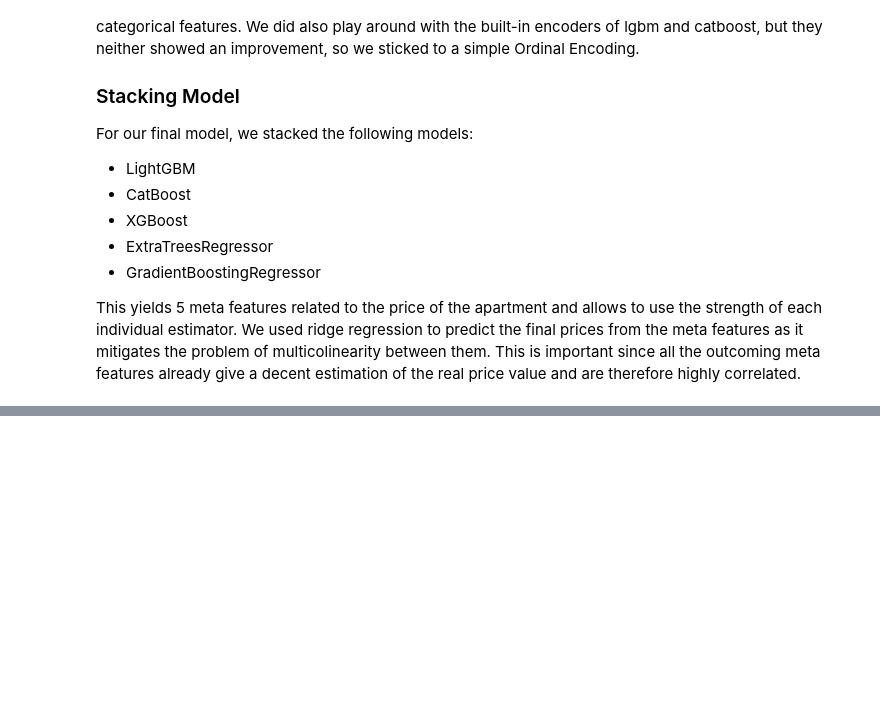
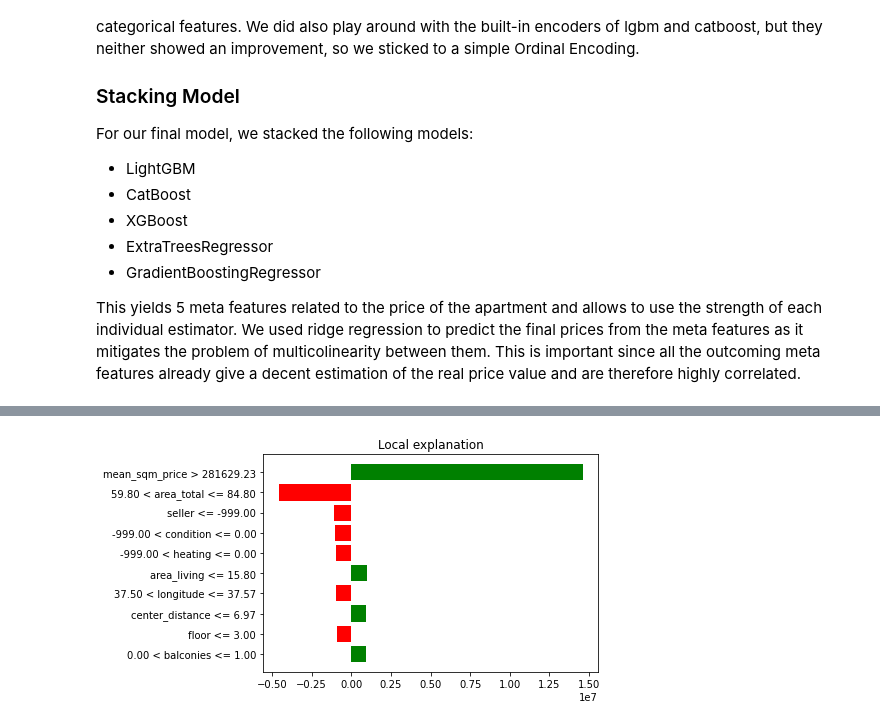
Before and after one commit to kirill-menke/house-pricing-prediction, a Jupyter notebook: long_notebook.ipynb, the cells around one changed output, grey strips where cells are left out. Saved outputs shown, nothing was run; the diff lists cells and outputs as text; code cells hidden in the pictures; blank space fills up the shorter version.

```diff
--- a/long_notebook.ipynb
+++ b/long_notebook.ipynb
@@ -584,3 +590,13 @@ In the final model we discovered that many of the features above 'cancel' eachot
+# %%
+pca = PCA(n_components=2)
+loc_keys = ["sub_area", "sub_area", "center_distance", "closest_metro"]
+loc_pca = StandardScaler().fit_transform(all_data[loc_keys])
+all_data[["sub_area_pca1", "sub_area_pca2"]] = pca.fit_transform(loc_pca).squeeze()
+
+pca = PCA(n_components=1)
+area_keys = ["area_living", "area_total", "area_kitchen"]
+area_pca = StandardScaler().fit_transform(all_data[area_keys])
+all_data["area_pca"] = pca.fit_transform(loc_pca).squeeze()
 # %% [markdown]
 ## Analyzing model performance
 
@@ -669,8 +720,9 @@ This yields 5 meta features related to the price of the apartment and allows to
 model_lgbm = LGBMRegressor(max_depth=6, n_estimators=1200, learning_rate=0.1)
 model_xgb = XGBRegressor(n_estimators=1500, max_depth=6, learning_rate=0.1)
 model_cat = CatBoostRegressor(iterations=1000, depth=7, learning_rate=0.1, silent=True)
-model_extra = ExtraTreesRegressor(n_estimators=1000)
-model_hist = HistGradientBoostingRegressor(max_depth=7, max_iter=1000, learning_rate=0.1)
+model_extra = ExtraTreesRegressor(n_estimators=1000, random_state=42)
+model_hist = HistGradientBoostingRegressor(max_depth=7, max_iter=1000, learning_rate=0.1, random_state=42)
+model_ada_lgbm = AdaBoostRegressor(base_estimator = model_lgbm, n_estimators=50, random_state = 42)
 
 final_model = RidgeCV()
 
@@ -679,10 +731,11 @@ base_learners = [
     ("lgbm", model_lgbm),
     ('catboost', model_cat),
     ('extra_trees', model_extra),
-    ('hist_boost', model_hist)
+    ('hist_boost', model_hist),
+    ("ada_lgbm", model_ada_lgbm)
 ]
 
-model_stacking = StackingRegressor(estimators=base_learners, final_estimator=final_model, cv=5, n_jobs=-2)
+model_stacking = StackingRegressor(estimators=base_learners, final_estimator=final_model, cv=5)
 trans_stacking = TransformedTargetRegressor(regressor=model_stacking, func=np.log1p, inverse_func=np.expm1)
 # %% [markdown]
 ### Local Verification of RMSLE
@@ -690,9 +743,11 @@ The hyperparameters of the individual models above were all optimized beforehand
 # %%
-X = all_data[0:23285].drop(["street", "address", "price"], axis = 1)
+X = all_data[0:23285].drop(["price"], axis = 1)
 y = all_data[0:23285].price
 
 cv = StratifiedKFold(shuffle=True)
 model = TransformedTargetRegressor(regressor=model_lgbm, func=np.log1p, inverse_func=np.expm1)
+
+errors = []
 
 for train_idx, val_idx in cv.split(X, np.log(y).round()):
 
@@ -703,7 +758,5 @@ for train_idx, val_idx in cv.split(X, np.log(y).round()):
     pred = model.predict(X_val)
     errors.append(rmsle(y_val, pred))
 
-    preds.append(model.predict(X_test))
-
     print("Error: ", errors[-1])
 print("Mean error: ", np.mean(errors))
@@ -709,0 +773,5 @@ print("Mean error: ", np.mean(errors))
+# %%
+X_test = all_data[23285:len(all_data)].drop("price", axis = 1)
+X_train = all_data[0:23285].drop("price", axis = 1)
+y_train = all_data[0:23285].price
+trans_stacking.fit(X_train, y_train)
@@ -709,0 +796,7 @@ print("Mean error: ", np.mean(errors))
+# %%
+idx_to_explain = 0
+explainer = lime_tabular.LimeTabularExplainer(np.asarray(X_train), mode="regression", feature_names=X.keys().values)
+explanation = explainer.explain_instance(np.asarray(X_test.iloc[idx_to_explain]), trans_stacking.predict)
+fig = explanation.as_pyplot_figure()
+# %% [output]
+[figure, added]
```
Also changed, not shown: parts of 29 cells of this notebook, 9 other files.
